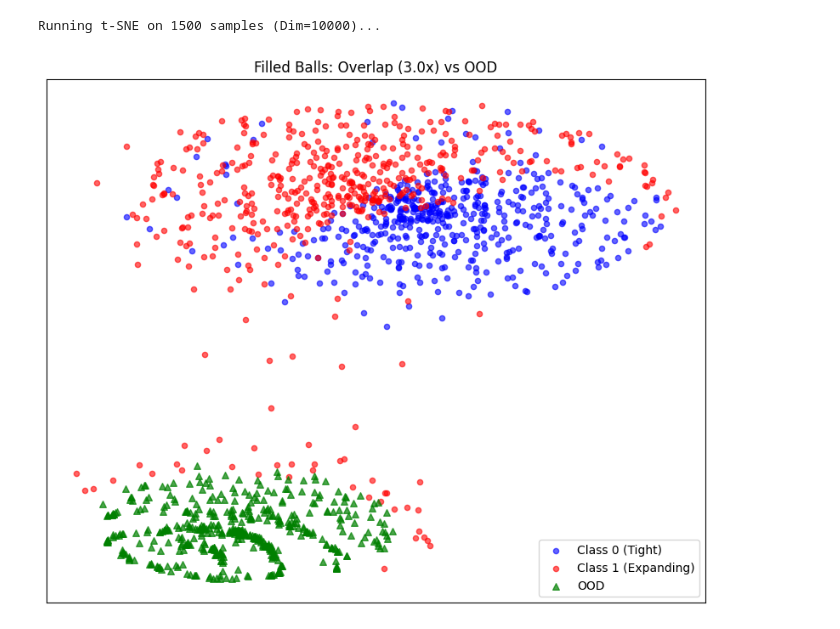
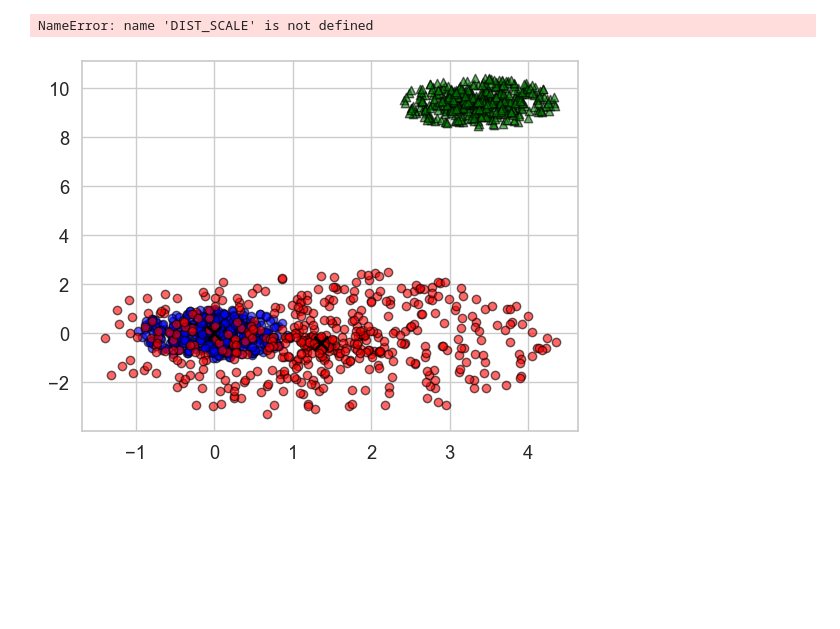
Before and after one commit to ZiyiLiang/conformalHDC, a Jupyter notebook: notebook/Synthetic-highdim.ipynb, the cells around one changed output. Saved outputs shown, nothing was run; the diff lists cells and outputs as text; code cells hidden in the pictures; blank space fills up the shorter version.

```diff
--- a/notebook/Synthetic-highdim.ipynb
+++ b/notebook/Synthetic-highdim.ipynb
@@ -141,19 +169,39 @@ def visualize_tsne(X_in, y_in, X_ood, title="t-SNE Visualization"):
     plt.show()
 # %%
 RNG = np.random.RandomState(42)
-DIM = 10000
+DIM = 2
 N = 500
-R_TIGHT = 1.0
+R_TIGHT = 1
 
 # 1. Generate Inliers (Class 1 is 3x larger -> Overlap)
-X_in, y_in, m0, m1 = generate_inlier_balls(N, DIM, radius_tight=R_TIGHT, expansion_factor=3.0, rng=RNG, scale=1)
+X_in, y_in, m0, m1 = generate_inlier_balls(N, DIM, radius_tight=R_TIGHT, radius_loose=3, rng=RNG, scale=1)
 
 # 2. Generate OOD
 # scale=2.0 moves it comfortably away from the overlapping mess
-X_ood = generate_ood_ball(N, DIM, m0, m1, distance_scale=3.0, rng=RNG)
+X_ood = generate_ood_ball(N, DIM, m0, m1, distance_scale=10.0, rng=RNG)
 
-# 3. Visualize
-visualize_tsne(X_in, y_in, X_ood, title="Filled Balls: Overlap (3.0x) vs OOD")
+# # 3. Visualize
+# visualize_tsne(X_in, y_in, X_ood, title="Filled Balls: Overlap (3.0x) vs OOD")
+
+mask0 = y_in == 0
+plt.scatter(X_in[mask0, 0], X_in[mask0, 1], c='blue', label='Class 0 (Tight)', alpha=0.6, edgecolors='k')
+
+# Plot Class 1
+mask1 = y_in == 1
+plt.scatter(X_in[mask1, 0], X_in[mask1, 1], c='red', label='Class 1 (Loose)', alpha=0.6, edgecolors='k')
+
+# Plot OOD (Class 2)
+plt.scatter(X_ood[:, 0], X_ood[:, 1], c='green', label='OOD', alpha=0.6, marker='^', edgecolors='k')
+
+# Mark centroids
+plt.scatter(m0[0], m0[1], c='black', marker='x', s=100, linewidth=2, label='Centroids')
+plt.scatter(m1[0], m1[1], c='black', marker='x', s=100, linewidth=2)
+
+plt.title(f"2D Visualization (Dim={DIM}, Scale={SCALE}, DistScale={DIST_SCALE})")
+plt.legend()
+plt.grid(True, alpha=0.3)
+plt.axis('equal')  # Important for correct geometric perception
+plt.show()
 # %% [output]
-Running t-SNE on 1500 samples (Dim=10000)...
+NameError: name 'DIST_SCALE' is not defined
-[figure, old version]
+[figure, new version]
```
Also changed, not shown: parts of 9 cells of this notebook, 6 other files.
